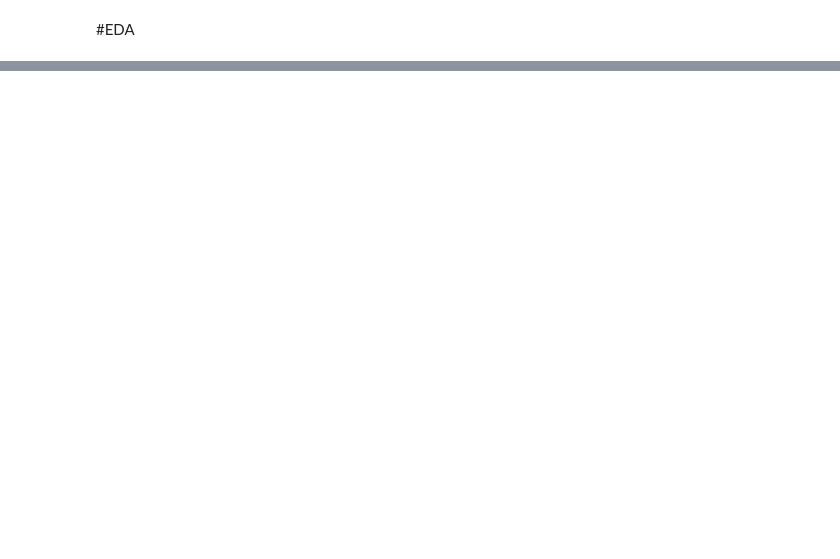
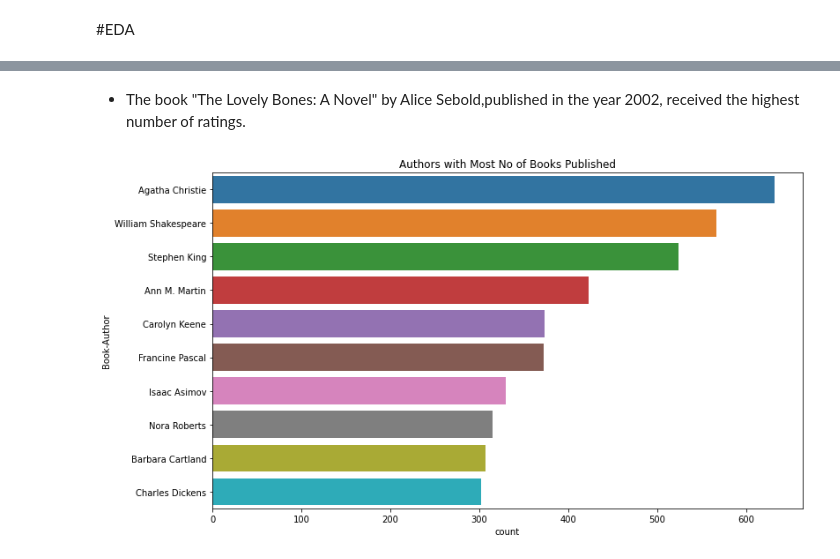
Before and after one commit to Aehteshaam-Shaikh/Book-Recommendation-System, a Jupyter notebook: Book_Recommendation_System.ipynb, the cells around one changed output, grey strips where cells are left out. Saved outputs shown, nothing was run; the diff lists cells and outputs as text; code cells hidden in the pictures; blank space fills up the shorter version.

```diff
--- a/Book_Recommendation_System.ipynb
+++ b/Book_Recommendation_System.ipynb
@@ -467,0 +531,9 @@ Final_df=pd.merge(Final_df,books_df,on='ISBN')
+# %% [markdown]
+* The book "The Lovely Bones: A Novel" by Alice Sebold,published in the year 2002, received the highest number of ratings.
+# %%
+# Top Authors
+plt.figure(figsize=(12,7))
+sns.countplot(y='Book-Author',data=books_df,order=pd.value_counts(books_df['Book-Author']).iloc[:10].index);
+plt.title('Authors with Most No of Books Published');
+# %% [output]
+[figure, added]
```
Also changed, not shown: parts of 15 cells of this notebook.
